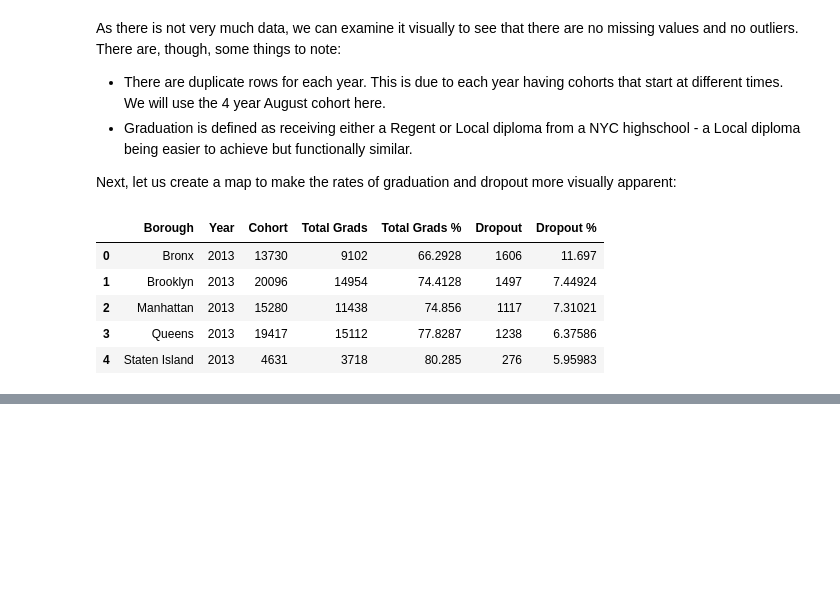
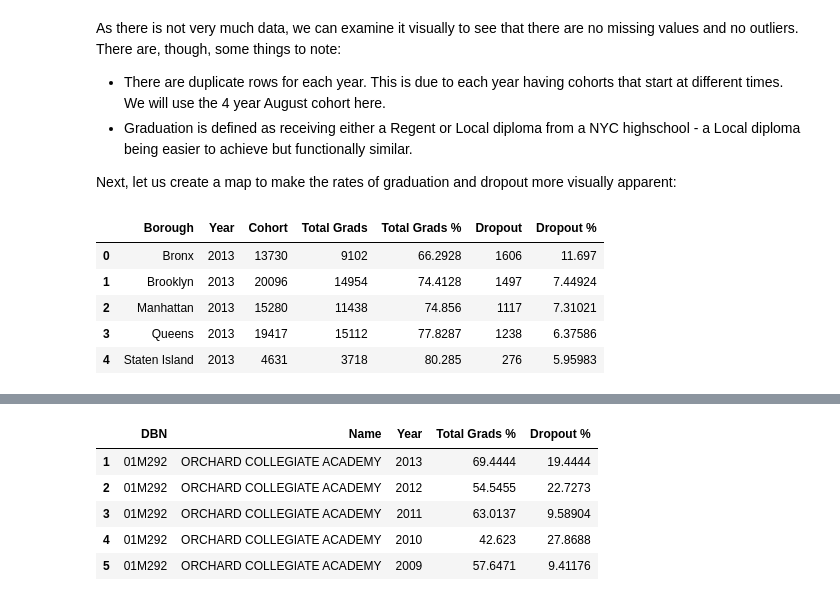
Before and after one commit to ThibauldBraet/Whos-your-data, a Jupyter notebook: Education.ipynb, the cells around one changed output, grey strips where cells are left out. Saved outputs shown, nothing was run; the diff lists cells and outputs as text; code cells hidden in the pictures; blank space fills up the shorter version.

```diff
--- a/Education.ipynb
+++ b/Education.ipynb
@@ -144,3 +145,26 @@ drops_map.choropleth(
 drops_map
 # %% [output]
 [interactive output not drawn]
+# %%
+school_data_xls = pd.ExcelFile(data_folder + '2017-graduation_rates_public_school.xlsx')
+school_data_sheet_names = school_data_xls.sheet_names
+# %%
+school_sheets = {}
+
+for name in school_data_sheet_names:
+    df = school_data_xls.parse(name, skiprows=list(range(7)))
+    school_sheets[name] = df
+df_all_schools = school_sheets[school_data_sheet_names[1]]
+# %%
+# Select only the columns we need
+df_all_schools.rename(columns={'Unnamed: 0': 'DBN', 'Unnamed: 1': 'Name', 'Unnamed: 3': 'Year', 'Unnamed: 4': 'Cohort_Type', 'Unnamed: 7': 'Total Grads %', 'Unnamed: 23': 'Dropout %'}, inplace=True)
+df_sch = df_all_schools[['DBN', 'Name', 'Year', 'Total Grads %', 'Dropout %']]
+df_sch.drop(0, inplace=True)
+df_sch.head()
+# %% [output]
+|  | DBN | Name | Year | Total Grads % | Dropout % |
+| 1 | 01M292 | ORCHARD COLLEGIATE ACADEMY | 2013 | 69.4444 | 19.4444 |
+| 2 | 01M292 | ORCHARD COLLEGIATE ACADEMY | 2012 | 54.5455 | 22.7273 |
+| 3 | 01M292 | ORCHARD COLLEGIATE ACADEMY | 2011 | 63.0137 | 9.58904 |
+| 4 | 01M292 | ORCHARD COLLEGIATE ACADEMY | 2010 | 42.623 | 27.8688 |
+| 5 | 01M292 | ORCHARD COLLEGIATE ACADEMY | 2009 | 57.6471 | 9.41176 |
```
Also changed, not shown: parts of 13 cells of this notebook.
